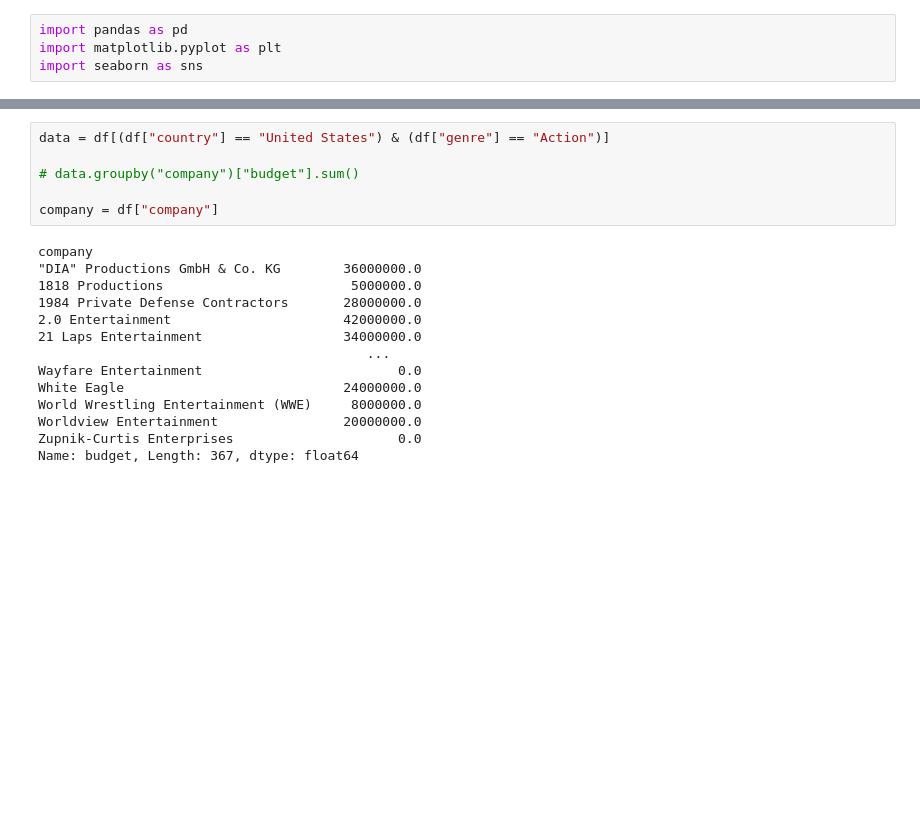
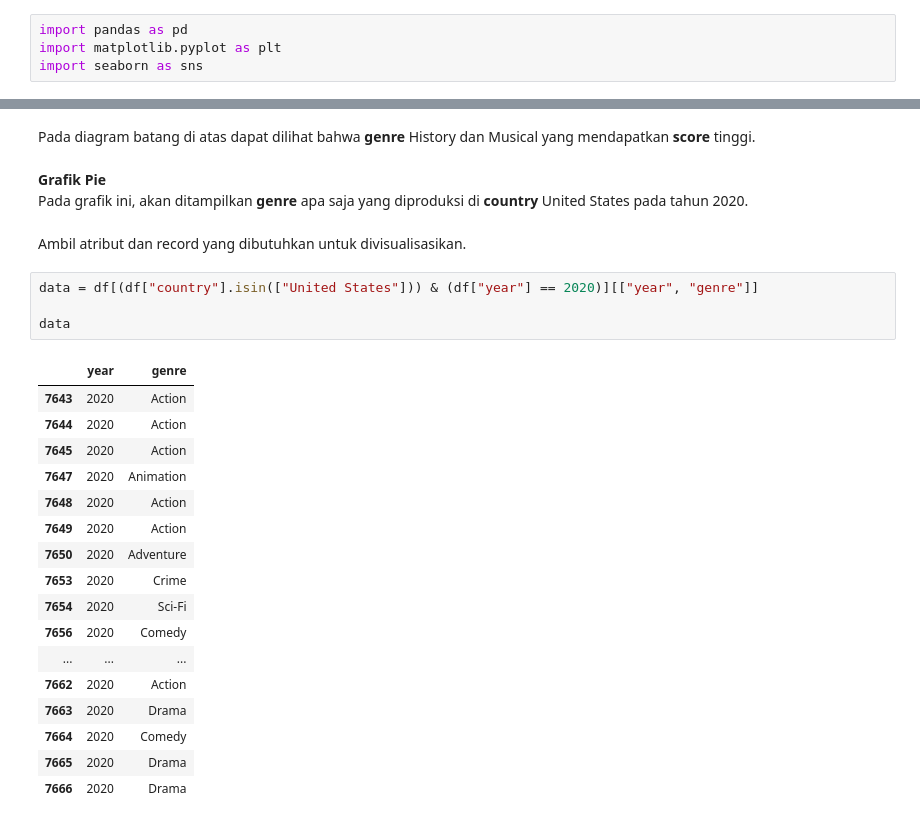
Before and after one commit to Azkina1123/Praktikum_KB, a Jupyter notebook: Posttest_KB_3/posttest3.ipynb, the cells around one changed output, grey strips where cells are left out. Drawn from its saved outputs; the diff is of its cells as text; blank space fills up the shorter version.

```diff
--- a/Posttest_KB_3/posttest3.ipynb
+++ b/Posttest_KB_3/posttest3.ipynb
@@ -65,20 +160,29 @@ plt.show()
+# %% [markdown]
+Pada diagram batang di atas dapat dilihat bahwa <b>genre</b> History dan Musical yang mendapatkan <b>score</b> tinggi.
+# %% [markdown]
+<b>Grafik Pie</b> <br>
+Pada grafik ini, akan ditampilkan <b>genre</b> apa saja yang diproduksi di <b>country</b> United States pada tahun 2020.
+# %% [markdown]
+Ambil atribut dan record yang dibutuhkan untuk divisualisasikan.
 # %%
-data = df[(df["country"] == "United States") & (df["genre"] == "Action")]
+data = df[(df["country"].isin(["United States"])) & (df["year"] == 2020)][["year", "genre"]]
 
-# data.groupby("company")["budget"].sum()
-
-company = df["company"]
+data
 # %% [output]
-company
-"DIA" Productions GmbH & Co. KG        36000000.0
-1818 Productions                        5000000.0
-1984 Private Defense Contractors       28000000.0
-2.0 Entertainment                      42000000.0
-21 Laps Entertainment                  34000000.0
-                                          ...
-Wayfare Entertainment                         0.0
-White Eagle                            24000000.0
-World Wrestling Entertainment (WWE)     8000000.0
-Worldview Entertainment                20000000.0
-Zupnik-Curtis Enterprises                     0.0
-Name: budget, Length: 367, dtype: float64
+|  | year | genre |
+| 7643 | 2020 | Action |
+| 7644 | 2020 | Action |
+| 7645 | 2020 | Action |
+| 7647 | 2020 | Animation |
+| 7648 | 2020 | Action |
+| 7649 | 2020 | Action |
+| 7650 | 2020 | Adventure |
+| 7653 | 2020 | Crime |
+| 7654 | 2020 | Sci-Fi |
+| 7656 | 2020 | Comedy |
+| ... | ... | ... |
+| 7662 | 2020 | Action |
+| 7663 | 2020 | Drama |
+| 7664 | 2020 | Comedy |
+| 7665 | 2020 | Drama |
+| 7666 | 2020 | Drama |
```
Also changed, not shown: parts of 36 cells of this notebook, 1 other file.
